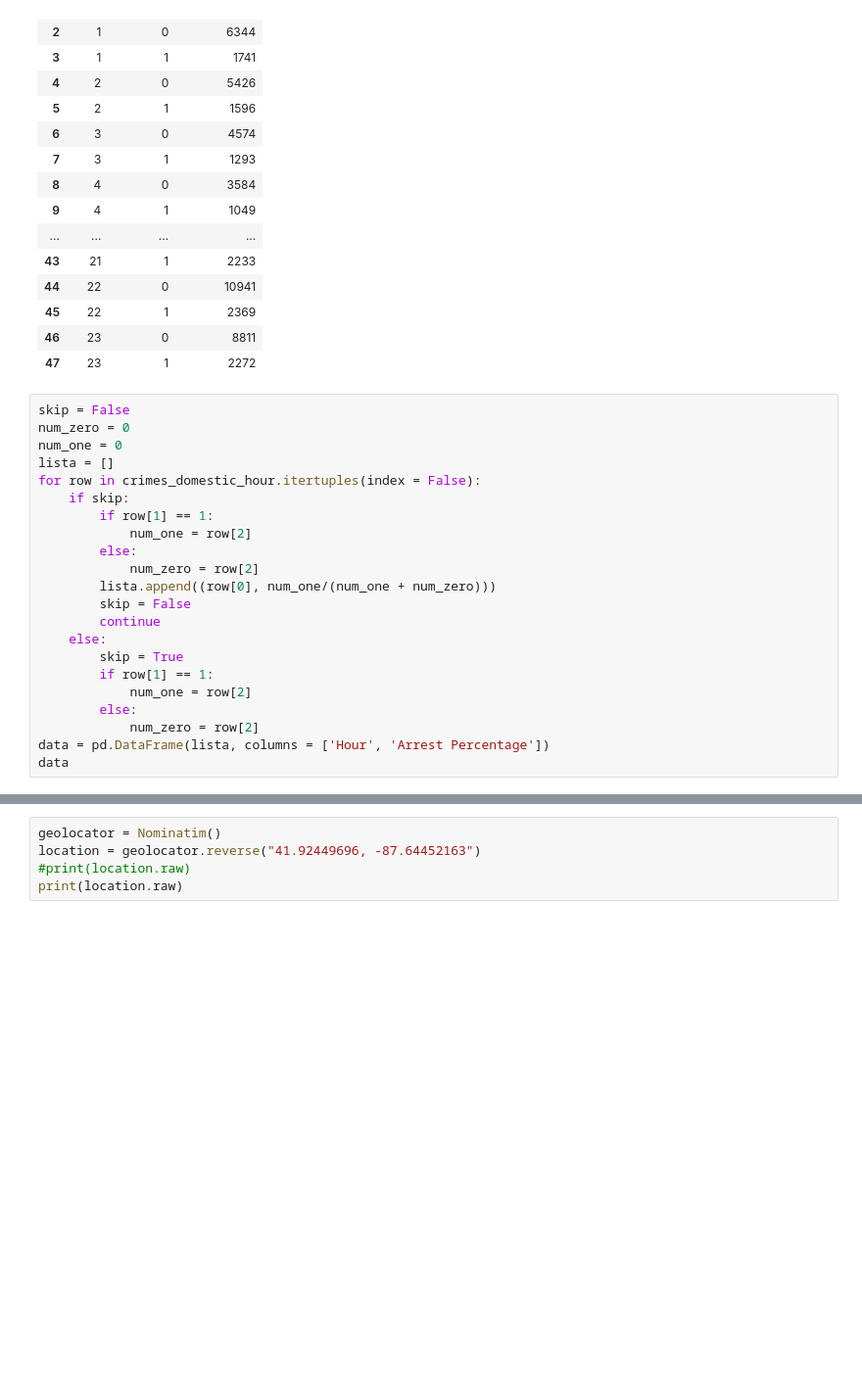
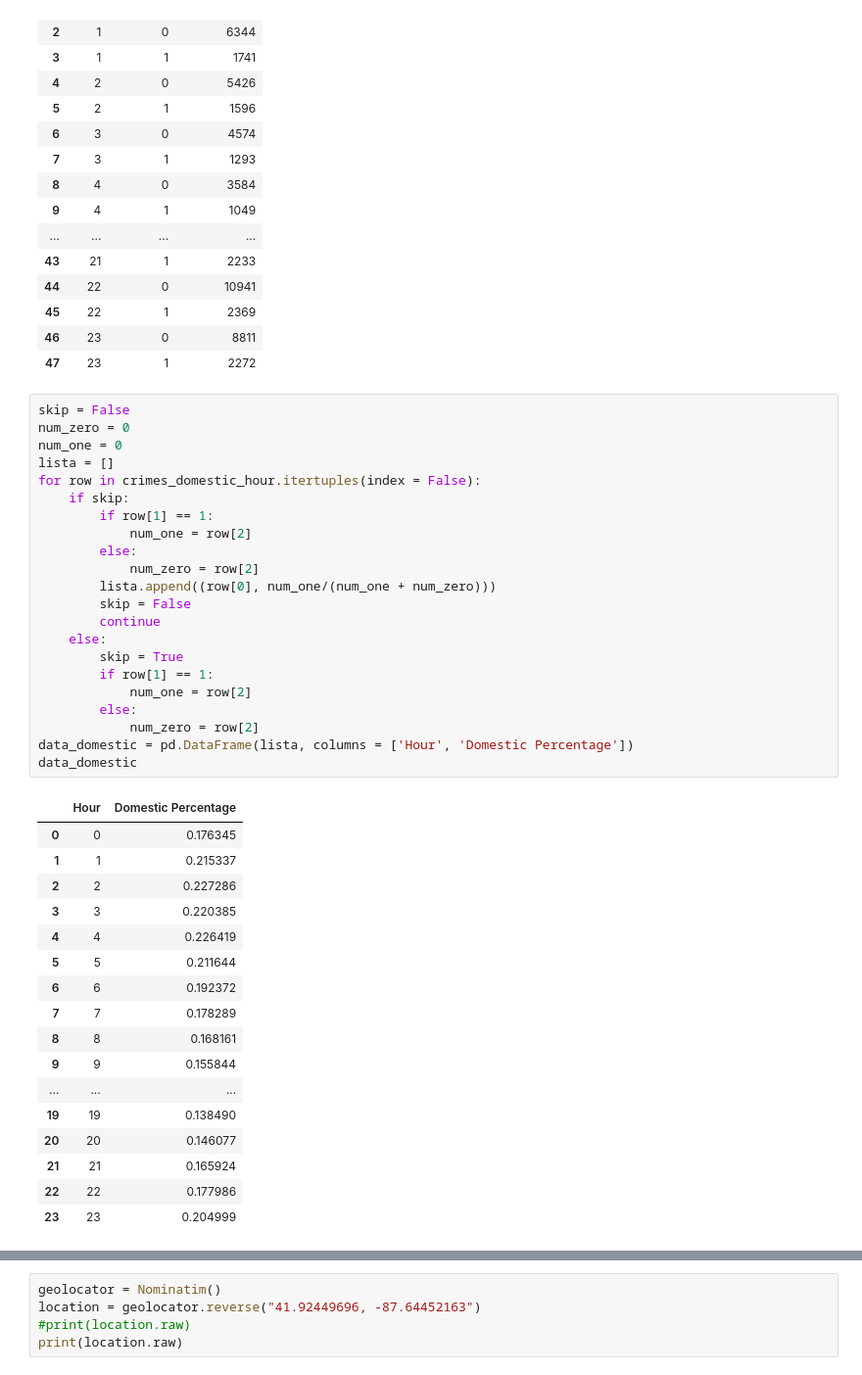
Before and after one commit to if1015-datascience-ufpe/2017-2-projeto-ajgan-rlsma-rcrs3, a Jupyter notebook: Project.ipynb, the cells around one changed output, grey strips where cells are left out. Shown at 98% size. Saved outputs shown, nothing was run; the diff lists cells and outputs as text; blank space fills up the shorter version.

```diff
--- a/Project.ipynb
+++ b/Project.ipynb
@@ -308,22 +308,40 @@ crimes_domestic_hour
 # %%
 skip = False
 num_zero = 0
 num_one = 0
 lista = []
 for row in crimes_domestic_hour.itertuples(index = False):
     if skip:
         if row[1] == 1:
             num_one = row[2]
         else:
             num_zero = row[2]
         lista.append((row[0], num_one/(num_one + num_zero)))
         skip = False
         continue
     else:
         skip = True
         if row[1] == 1:
             num_one = row[2]
         else:
             num_zero = row[2]
-data = pd.DataFrame(lista, columns = ['Hour', 'Arrest Percentage'])
-data
+data_domestic = pd.DataFrame(lista, columns = ['Hour', 'Domestic Percentage'])
+data_domestic
+# %% [output]
+|  | Hour | Domestic Percentage |
+| 0 | 0 | 0.176345 |
+| 1 | 1 | 0.215337 |
+| 2 | 2 | 0.227286 |
+| 3 | 3 | 0.220385 |
+| 4 | 4 | 0.226419 |
+| 5 | 5 | 0.211644 |
+| 6 | 6 | 0.192372 |
+| 7 | 7 | 0.178289 |
+| 8 | 8 | 0.168161 |
+| 9 | 9 | 0.155844 |
+| ... | ... | ... |
+| 19 | 19 | 0.138490 |
+| 20 | 20 | 0.146077 |
+| 21 | 21 | 0.165924 |
+| 22 | 22 | 0.177986 |
+| 23 | 23 | 0.204999 |
```
Also changed, not shown: parts of 1 cell of this notebook.
